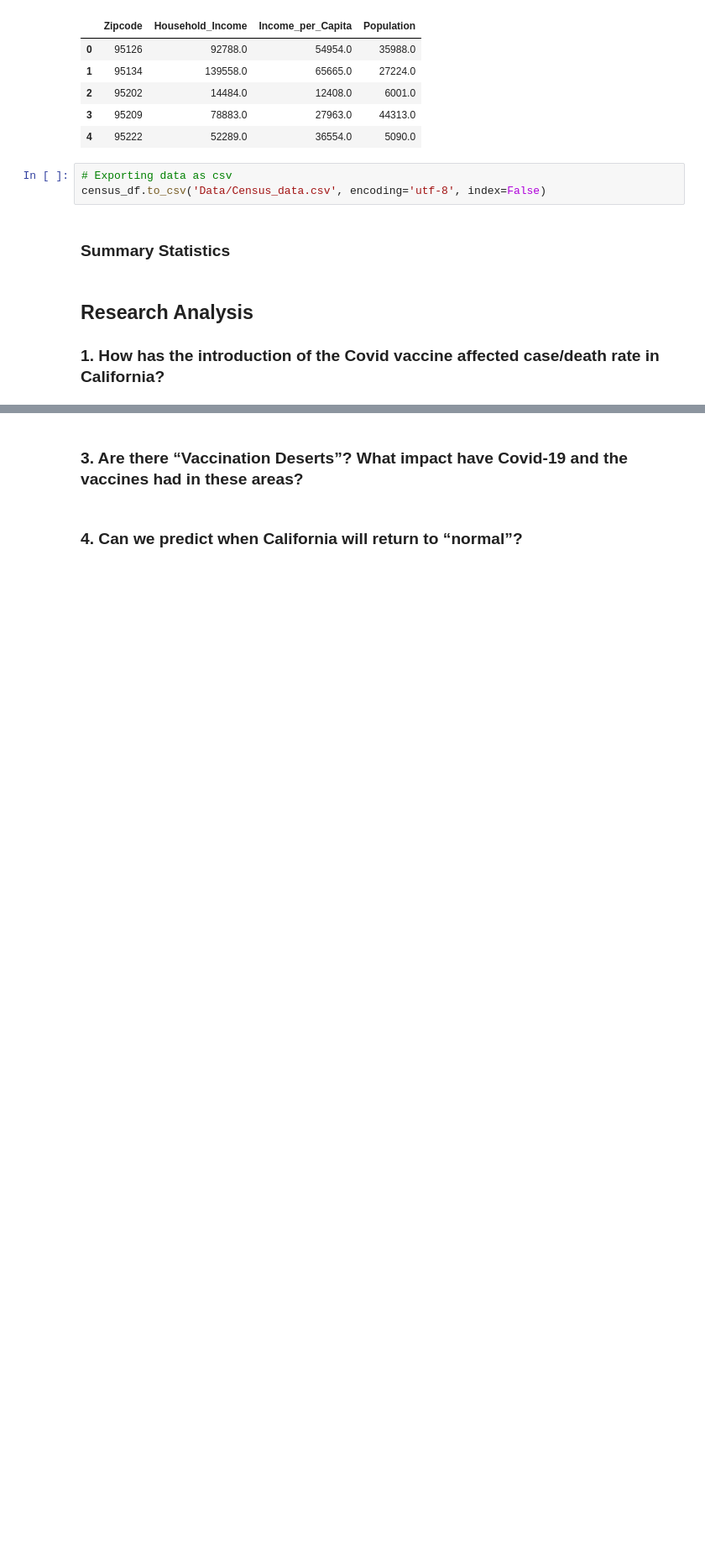
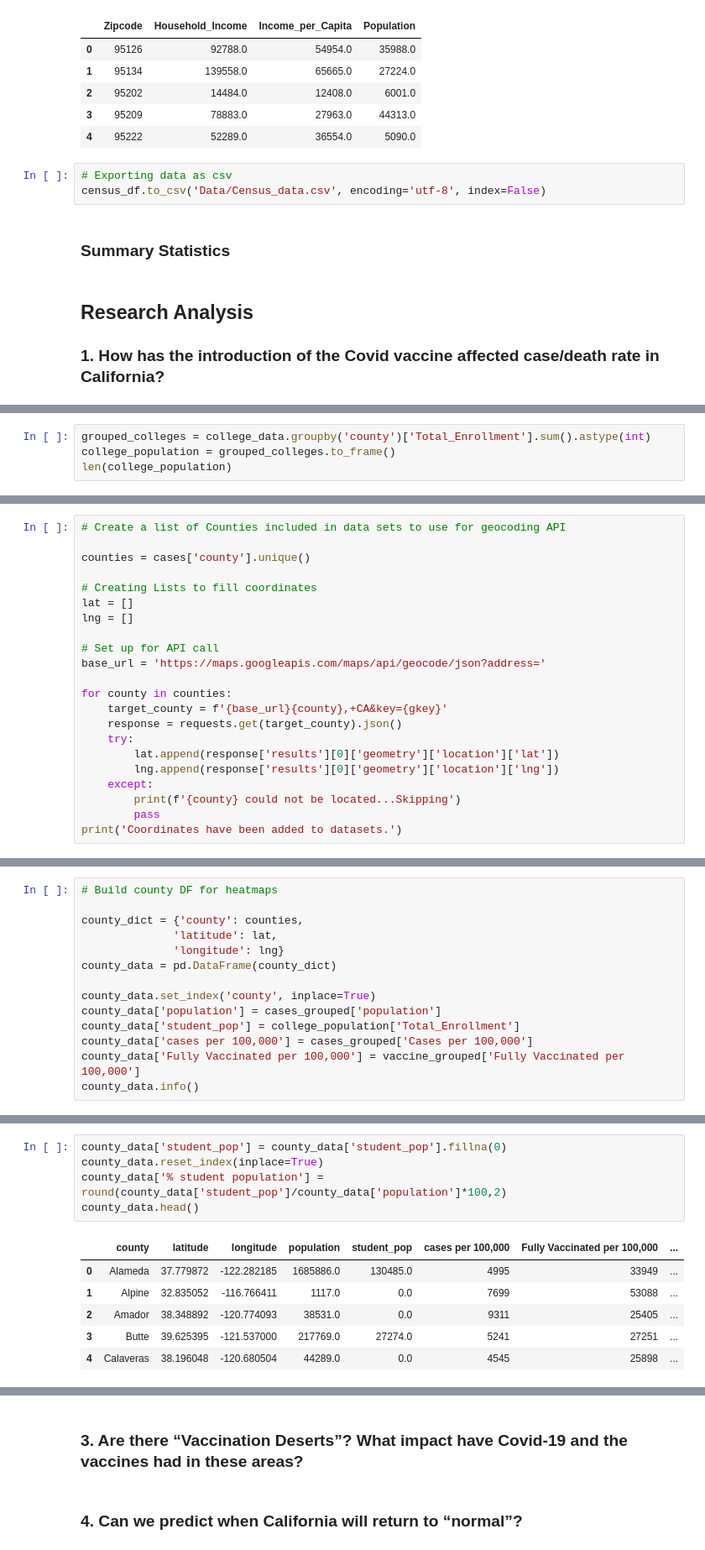
Before and after one commit to danijmartin/Covid-19-California, a Jupyter notebook: covid19_ca_main.ipynb, the cells around one changed output, grey strips where cells are left out. Shown at 84% size. Saved outputs shown, nothing was run; the diff lists cells and outputs as text; blank space fills up the shorter version.

```diff
--- a/covid19_ca_main.ipynb
+++ b/covid19_ca_main.ipynb
@@ -155,0 +166,4 @@ census_df.to_csv('Data/Census_data.csv', encoding='utf-8', index=False)
+# %%
+grouped_colleges = college_data.groupby('county')['Total_Enrollment'].sum().astype(int)
+college_population = grouped_colleges.to_frame()
+len(college_population)
@@ -155,0 +222,22 @@ census_df.to_csv('Data/Census_data.csv', encoding='utf-8', index=False)
+# %%
+# Create a list of Counties included in data sets to use for geocoding API
+
+counties = cases['county'].unique()
+
+# Creating Lists to fill coordinates
+lat = []
+lng = []
+
+# Set up for API call
+base_url = 'https://maps.googleapis.com/maps/api/geocode/json?address='
+
+for county in counties:
+    target_county = f'{base_url}{county},+CA&key={gkey}'
+    response = requests.get(target_county).json()
+    try:
+        lat.append(response['results'][0]['geometry']['location']['lat'])
+        lng.append(response['results'][0]['geometry']['location']['lng'])
+    except:
+        print(f'{county} could not be located...Skipping')
+        pass
+print('Coordinates have been added to datasets.')
@@ -155,0 +246,14 @@ census_df.to_csv('Data/Census_data.csv', encoding='utf-8', index=False)
+# %%
+# Build county DF for heatmaps
+
+county_dict = {'county': counties,
+              'latitude': lat,
+              'longitude': lng}
+county_data = pd.DataFrame(county_dict)
+
+county_data.set_index('county', inplace=True)
+county_data['population'] = cases_grouped['population']
+county_data['student_pop'] = college_population['Total_Enrollment']
+county_data['cases per 100,000'] = cases_grouped['Cases per 100,000']
+county_data['Fully Vaccinated per 100,000'] = vaccine_grouped['Fully Vaccinated per 100,000']
+county_data.info()
@@ -155,0 +268,12 @@ census_df.to_csv('Data/Census_data.csv', encoding='utf-8', index=False)
+# %%
+county_data['student_pop'] = county_data['student_pop'].fillna(0)
+county_data.reset_index(inplace=True)
+county_data['% student population'] = round(county_data['student_pop']/county_data['population']*100,2)
+county_data.head()
+# %% [output]
+|  | county | latitude | longitude | population | student_pop | cases per 100,000 | Fully Vaccinated per 100,000 | ... |
+| 0 | Alameda | 37.779872 | -122.282185 | 1685886.0 | 130485.0 | 4995 | 33949 | ... |
+| 1 | Alpine | 32.835052 | -116.766411 | 1117.0 | 0.0 | 7699 | 53088 | ... |
+| 2 | Amador | 38.348892 | -120.774093 | 38531.0 | 0.0 | 9311 | 25405 | ... |
+| 3 | Butte | 39.625395 | -121.537000 | 217769.0 | 27274.0 | 5241 | 27251 | ... |
+| 4 | Calaveras | 38.196048 | -120.680504 | 44289.0 | 0.0 | 4545 | 25898 | ... |
```
Also changed, not shown: parts of 17 cells of this notebook.
